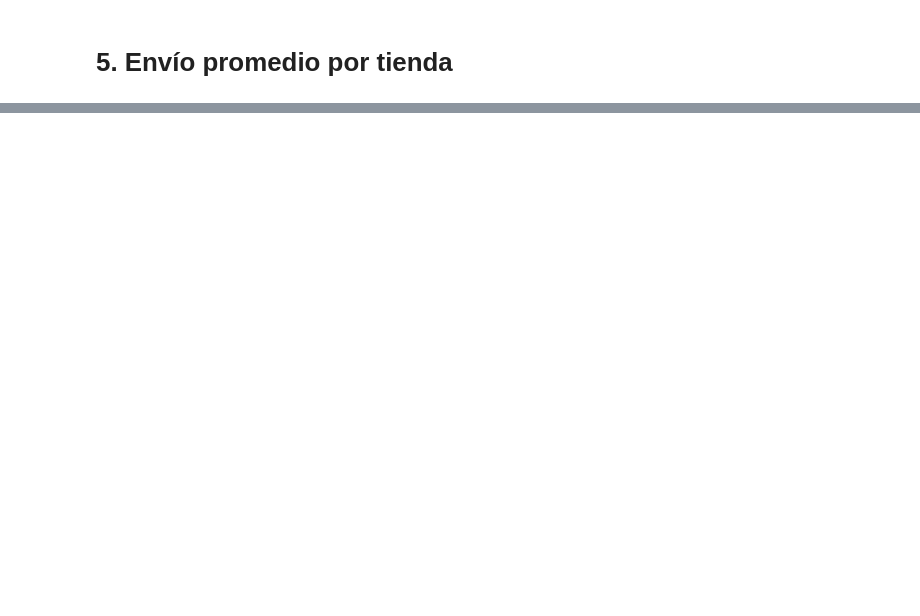
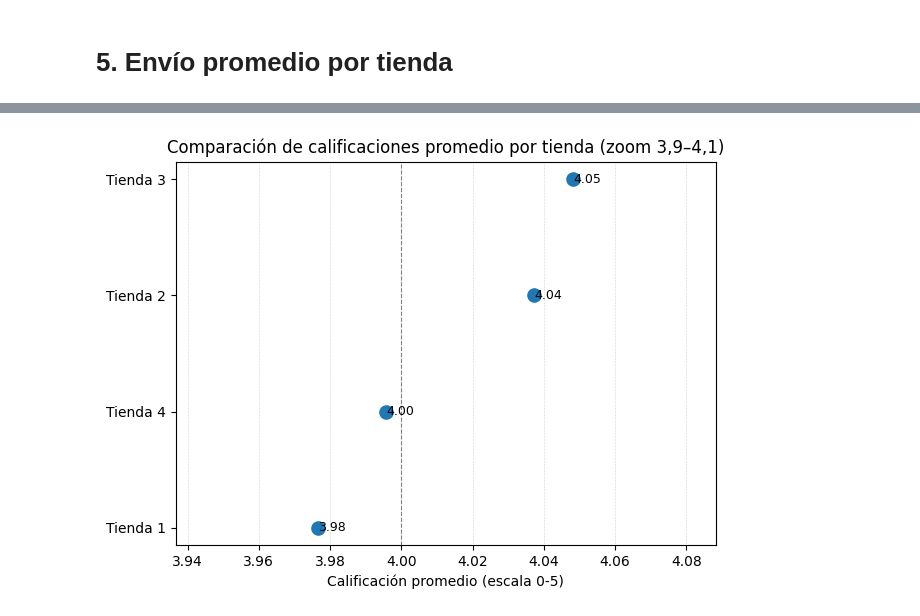
Before and after one commit to Soledad09876/Challenge-Analisis-para-Venta-de-Tienda, a Jupyter notebook: AluraStoreLatamChallengeAnalisisParaVenta.ipynb, the cells around one changed output, grey strips where cells are left out. Cells and saved outputs as stored; diff of their text form; code cells hidden in the pictures; blank space fills up the shorter version.

```diff
--- a/AluraStoreLatamChallengeAnalisisParaVenta.ipynb
+++ b/AluraStoreLatamChallengeAnalisisParaVenta.ipynb
@@ -35,0 +189,12 @@ tienda.head()
+# %%
+col_envio = "Costo de envío"
+
+for nombre, url in urls.items():
+
+    df = pd.read_csv(url)
+
+    df[col_envio] = pd.to_numeric(df[col_envio], errors="coerce")
+
+    envio_prom = df[col_envio].mean()
+
+    print(f"{nombre} - Envío promedio: ${envio_prom:,.2f}")
@@ -35,0 +241,29 @@ tienda.head()
+# %%
+COL_RATING = "Calificación"
+
+ratings = {}
+for store, url in urls.items():
+    df = pd.read_csv(url)
+    df[COL_RATING] = pd.to_numeric(df[COL_RATING], errors="coerce")
+    ratings[store] = df[COL_RATING].mean()
+
+rating_s = pd.Series(ratings).sort_values(ascending=True)
+
+plt.figure()
+plt.scatter(rating_s.values, rating_s.index, s=90)
+plt.axvline(4.0, color="grey", linestyle="--", linewidth=0.8)
+
+for y, (x, raw) in enumerate(zip(rating_s.values, rating_s.values)):
+    plt.text(x, rating_s.index[y], f"{raw:.2f}",
+             va="center", ha="left", fontsize=9)
+
+plt.xlim(rating_s.min() - 0.04, rating_s.max() + 0.04)
+plt.xlabel("Calificación promedio (escala 0-5)")
+plt.title("Comparación de calificaciones promedio por tienda (zoom 3,9–4,1)")
+plt.ylabel("")
+plt.grid(axis="x", linestyle=":", linewidth=0.4)
+plt.tight_layout()
+
+plt.show()
+# %% [output]
+[figure, added]
```
Also changed, not shown: parts of 20 cells of this notebook.
